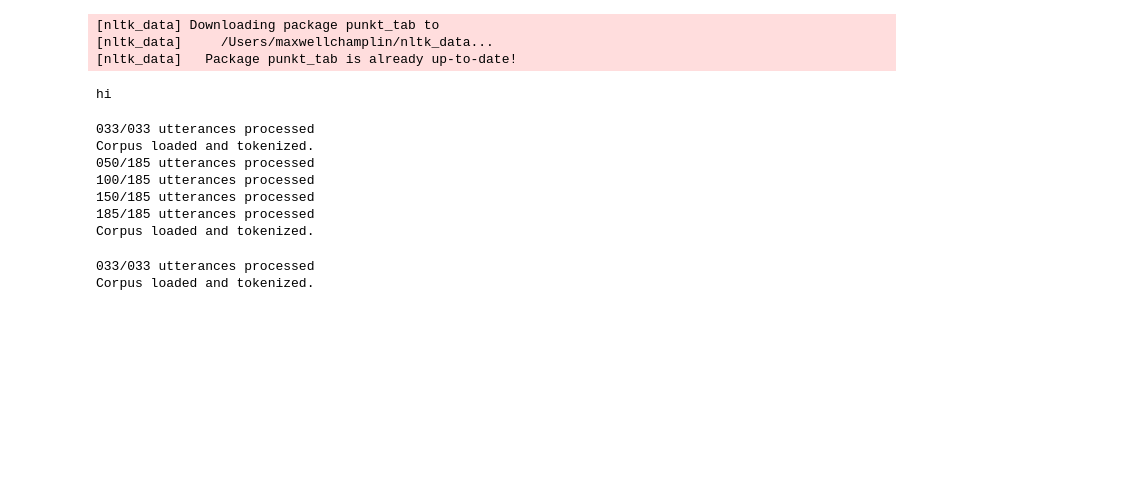
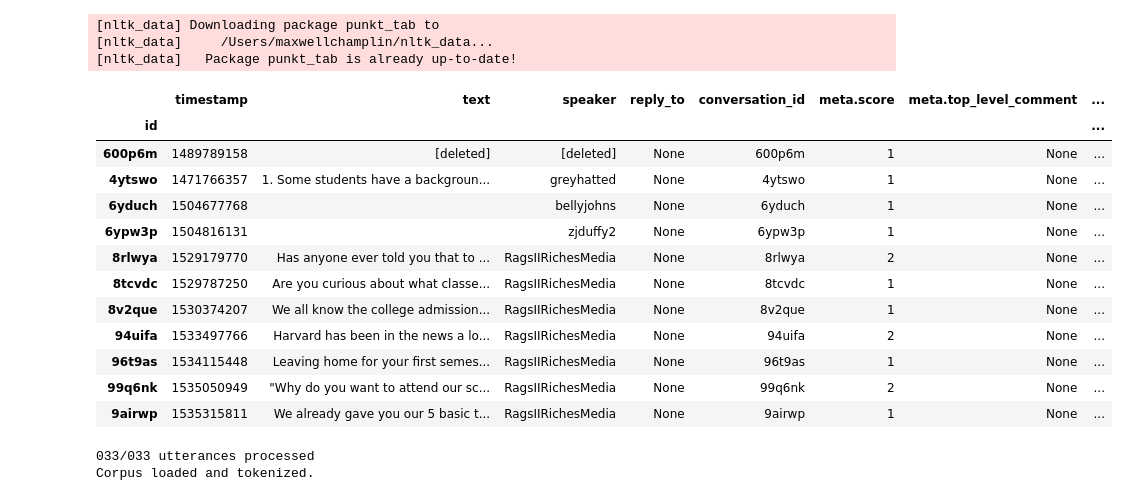
Before and after one commit to maxchamplin/NLP_and_Identity_project1, a Jupyter notebook: test.ipynb, the cells around one changed output. Saved outputs shown, nothing was run; the diff lists cells and outputs as text; code cells hidden in the pictures; blank space fills up the shorter version.

```diff
--- a/test.ipynb
+++ b/test.ipynb
@@ -12,22 +12,26 @@ Corpus ready to be analyszed, file loaded correctly
 [nltk_data] Downloading package punkt_tab to
 [nltk_data]     /Users/maxwellchamplin/nltk_data...
 [nltk_data]   Package punkt_tab is already up-to-date!
-# %%
-print('hi')
-# %% [output]
-hi
 # %%
 desiredLength = 10
-Corpus1 = CLF.load_and_filter_corpus("/Users/maxwellchamplin/Documents/GitHub/NLP_and_Identity_project1/ApplyingIvyLeague",desired_posts=desiredLength)
-Corpus2 = CLF.load_and_filter_corpus("/Users/maxwellchamplin/Documents/GitHub/NLP_and_Identity_project1/AskACop",desired_posts=desiredLength)
+Corpus1 = CLF.load_corpus("/Users/maxwellchamplin/Documents/GitHub/NLP_and_Identity_project1/ApplyingIvyLeague",desired_posts=desiredLength)
+Corpus2 = CLF.load_corpus("/Users/maxwellchamplin/Documents/GitHub/NLP_and_Identity_project1/AskACop",desired_posts=desiredLength)
+
+Corpus1.get_utterances_dataframe()
 # %% [output]
-033/033 utterances processed
-Corpus loaded and tokenized.
-050/185 utterances processed
-100/185 utterances processed
-150/185 utterances processed
-185/185 utterances processed
-Corpus loaded and tokenized.
+|  | timestamp | text | speaker | reply_to | conversation_id | meta.score | meta.top_level_comment | ... |
+| id |  |  |  |  |  |  |  | ... |
+| 600p6m | 1489789158 | [deleted] | [deleted] | None | 600p6m | 1 | None | ... |
+| 4ytswo | 1471766357 | 1. Some students have a backgroun... | greyhatted | None | 4ytswo | 1 | None | ... |
+| 6yduch | 1504677768 |  | bellyjohns | None | 6yduch | 1 | None | ... |
+| 6ypw3p | 1504816131 |  | zjduffy2 | None | 6ypw3p | 1 | None | ... |
+| 8rlwya | 1529179770 | Has anyone ever told you that to ... | RagsIIRichesMedia | None | 8rlwya | 2 | None | ... |
+| 8tcvdc | 1529787250 | Are you curious about what classe... | RagsIIRichesMedia | None | 8tcvdc | 1 | None | ... |
+| 8v2que | 1530374207 | We all know the college admission... | RagsIIRichesMedia | None | 8v2que | 1 | None | ... |
+| 94uifa | 1533497766 | Harvard has been in the news a lo... | RagsIIRichesMedia | None | 94uifa | 2 | None | ... |
+| 96t9as | 1534115448 | Leaving home for your first semes... | RagsIIRichesMedia | None | 96t9as | 1 | None | ... |
+| 99q6nk | 1535050949 | "Why do you want to attend our sc... | RagsIIRichesMedia | None | 99q6nk | 2 | None | ... |
+| 9airwp | 1535315811 | We already gave you our 5 basic t... | RagsIIRichesMedia | None | 9airwp | 1 | None | ... |
 # %%
 import spacy
 import lftk
```
Also changed, not shown: 2 other files.
